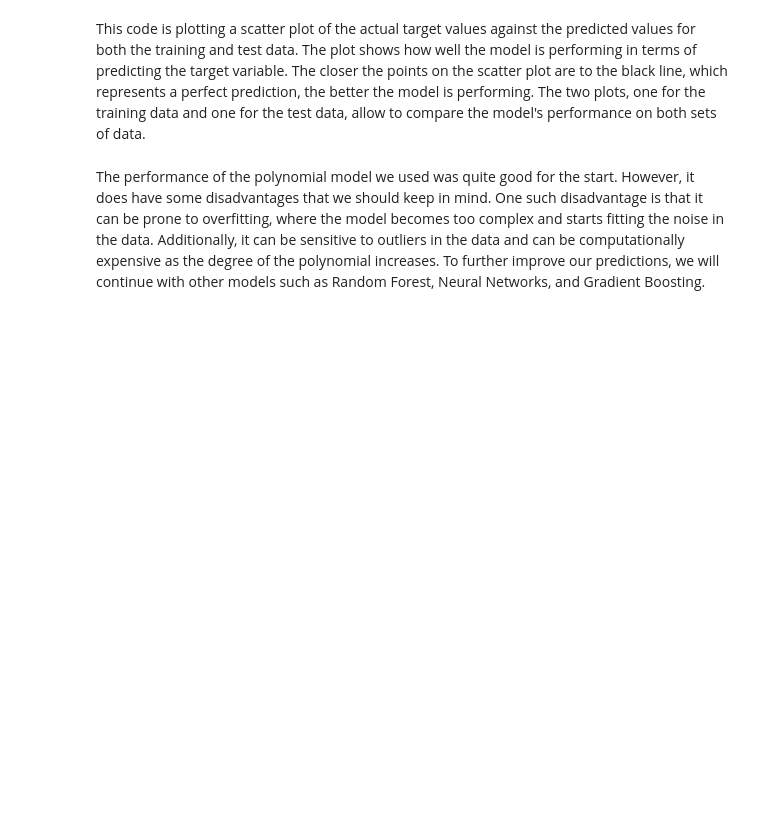
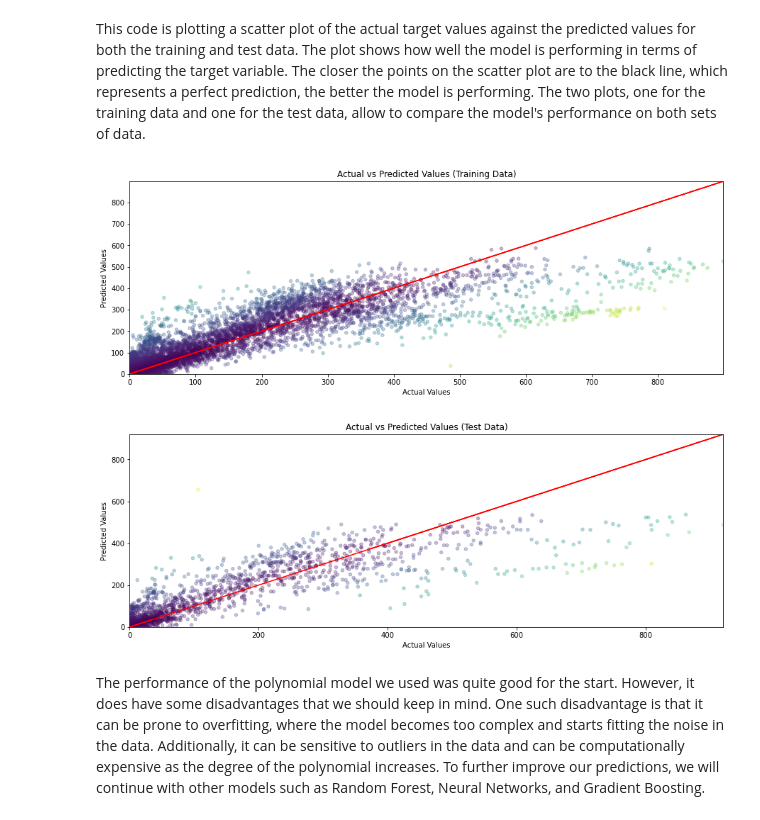
Before and after one commit to MoritzWagner13/Machine-Learning, a Jupyter notebook: Code_V1.5.ipynb, the cells around one changed output. Cells and saved outputs as stored; diff of their text form; code cells hidden in the pictures; blank space fills up the shorter version.

```diff
--- a/Code_V1.5.ipynb
+++ b/Code_V1.5.ipynb
@@ -1403,27 +1409,34 @@ This code is plotting a scatter plot of the actual target values against the pre
 # %%
 # Use the model to predict the target variable for the training data
 predicted_values_train = grid.predict(X_train)
 
 # Use the model to predict the target variable for the test data
 predicted_values_test = grid.predict(X_test)
 
+colors = np.abs(y_train - predicted_values_train)
+
 # Plot the actual target values against the predicted values for the training data
-plt.scatter(y_train, predicted_values_train, color = "blue", s=2, alpha=0.3)
+plt.scatter(y_train, predicted_values_train, c = colors, s=20, alpha=0.3)
 plt.title("Actual vs Predicted Values (Training Data)")
 plt.xlabel("Actual Values")
 plt.ylabel("Predicted Values")
-plt.plot(y_train, y_train, color = "black")
+plt.plot(y_train, y_train, color = "red")
 plt.axis([min(y_train), max(y_train), min(y_train), max(y_train)])
 plt.show()
 
+colors = np.abs(y_test - predicted_values_test)
+
 # Plot the actual target values against the predicted values for the test data
-plt.scatter(y_test, predicted_values_test, color = "green", s=2, alpha=0.3)
+plt.scatter(y_test, predicted_values_test, c = colors, s=20, alpha=0.3)
 plt.title("Actual vs Predicted Values (Test Data)")
 plt.xlabel("Actual Values")
 plt.ylabel("Predicted Values")
-plt.plot(y_test, y_test, color = "black")
+plt.plot(y_test, y_test, color = "red")
 plt.axis([min(y_test), max(y_test), min(y_test), max(y_test)])
 plt.show()
+# %% [output]
+[figure, added]
+[figure, added]
 # %% [markdown]
 The performance of the polynomial model we used was quite good for the start. However, it does have some disadvantages that we should keep in mind. One such disadvantage is that it can be prone to overfitting, where the model becomes too complex and starts fitting the noise in the data. Additionally, it can be sensitive to outliers in the data and can be computationally expensive as the degree of the polynomial increases. To further improve our predictions, we will continue with other models such as Random Forest, Neural Networks, and Gradient Boosting.
 # %% [markdown]
```
Also changed, not shown: parts of 29 cells of this notebook.
